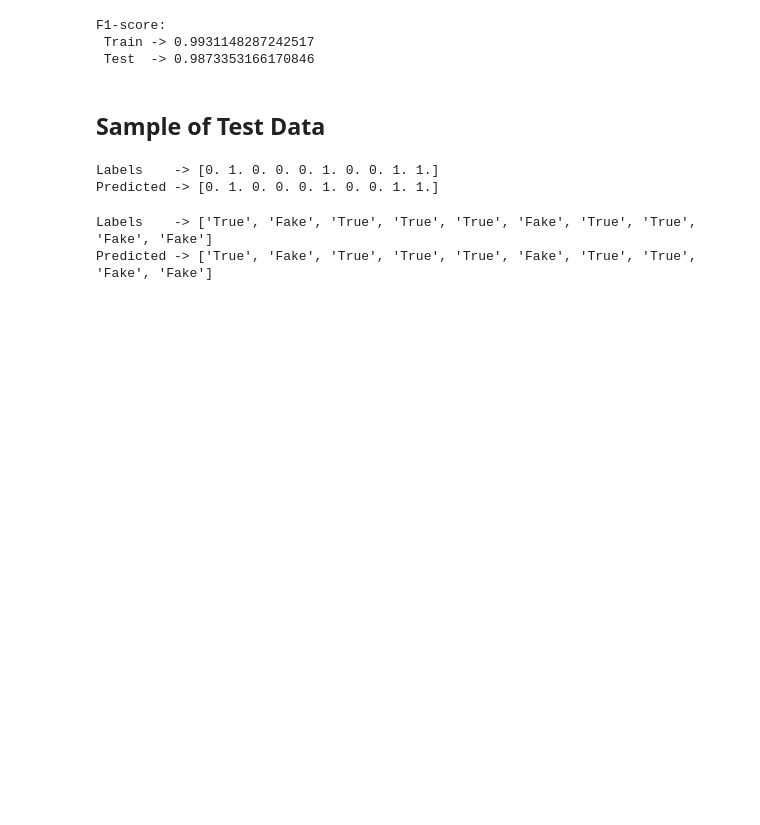
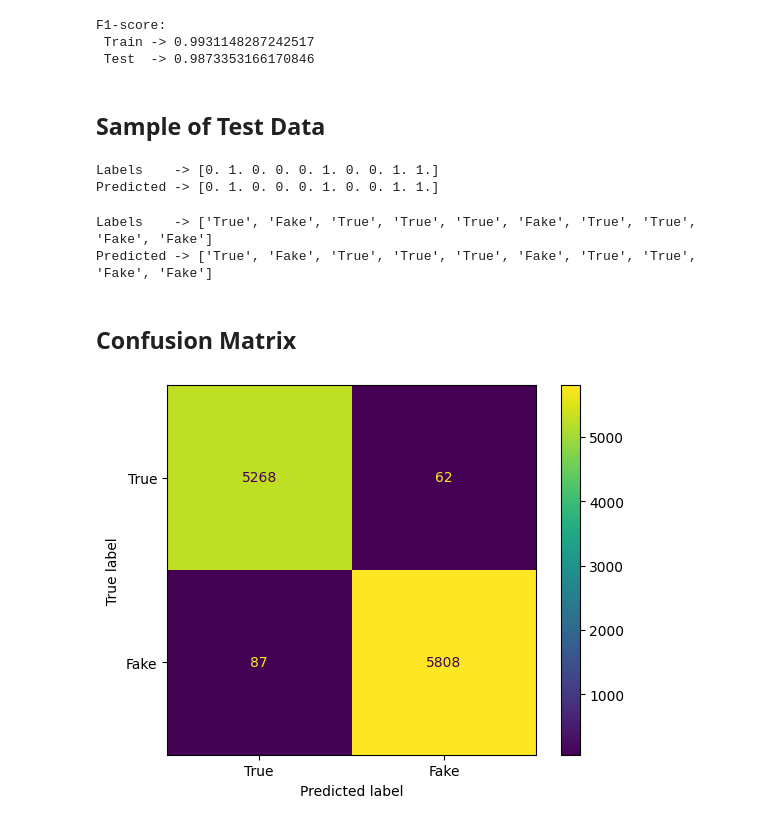
Before and after one commit to meysam-kazemi/Fake-News-Detection, a Jupyter notebook: Fake News Detection.ipynb, the cells around one changed output. Drawn from its saved outputs; the diff is of its cells as text; code cells hidden in the pictures; blank space fills up the shorter version.

Commit message:
plot confusion matrix

```diff
--- a/Fake News Detection.ipynb
+++ b/Fake News Detection.ipynb
@@ -229,3 +229,11 @@ print(f"Predicted -> {list(map(lambda a:predict_Label[a],pred_test[0:10]))}")
 # %% [output]
 Labels    -> ['True', 'Fake', 'True', 'True', 'True', 'Fake', 'True', 'True', 'Fake', 'Fake']
 Predicted -> ['True', 'Fake', 'True', 'True', 'True', 'Fake', 'True', 'True', 'Fake', 'Fake']
+# %% [markdown]
+## Confusion Matrix
+# %%
+confusion = confusion_matrix(Ytest,pred_test)
+ConfusionMatrixDisplay(confusion_matrix= confusion,display_labels=["True","Fake"]).plot()
+plt.show()
+# %% [output]
+[figure, added]
```
Also changed, not shown: parts of 1 cell of this notebook.
